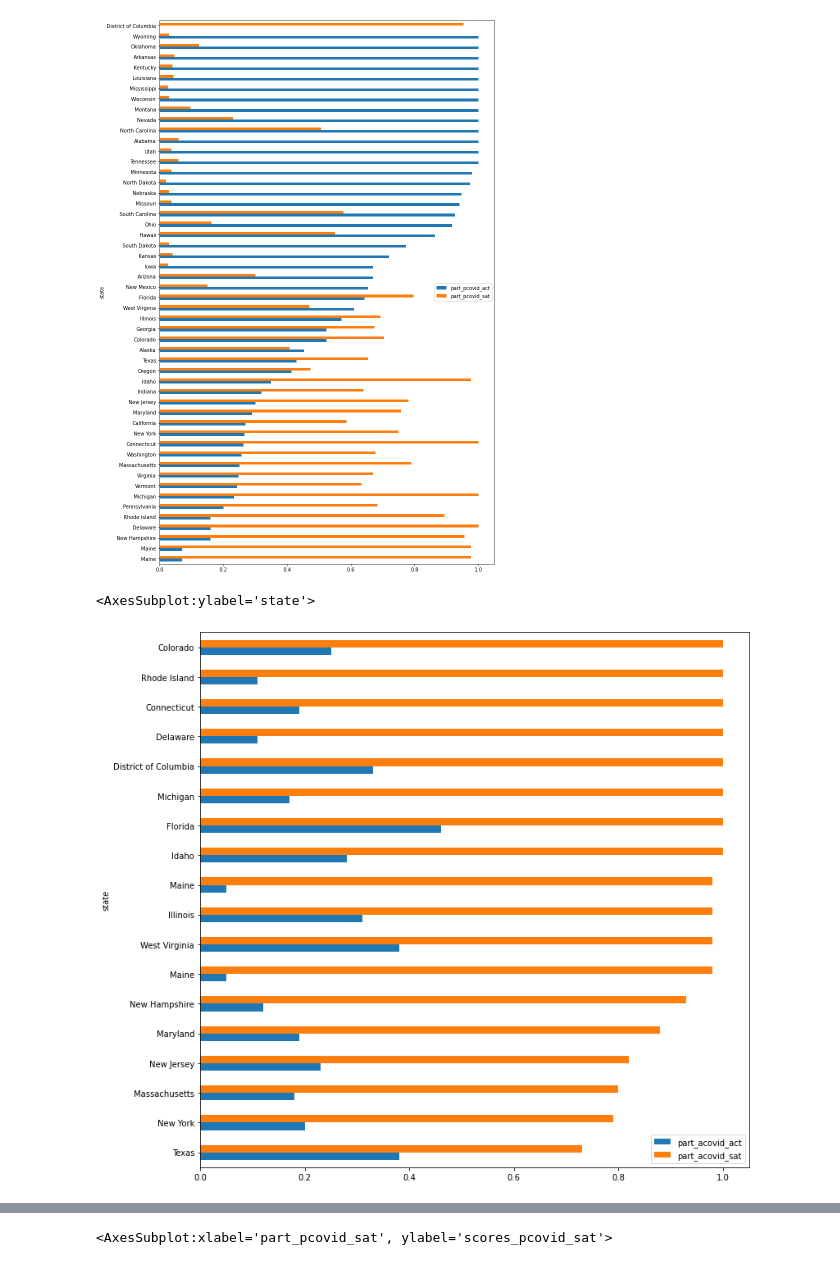
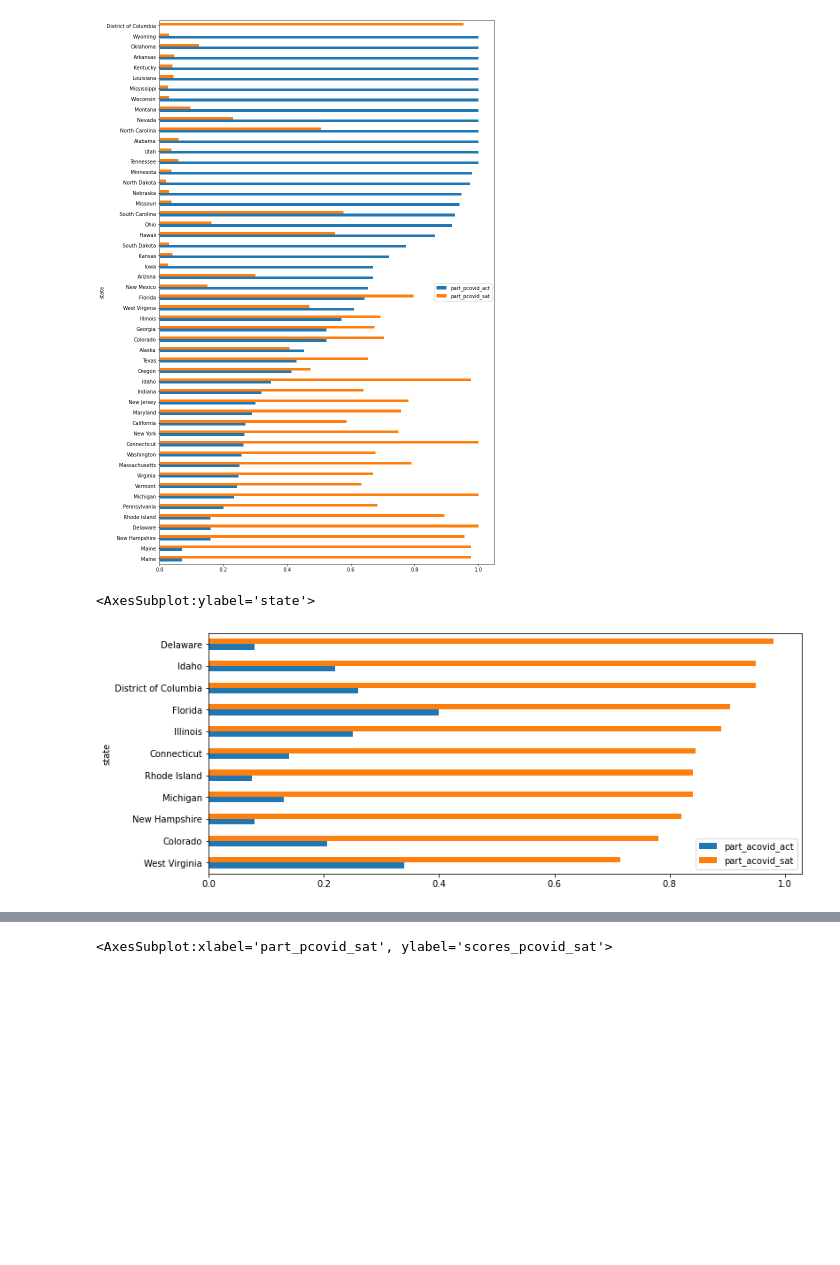
Before and after one commit to FlorianCombelles/GA_DSI33_Projects, a Jupyter notebook: Project_1_ACT_SAT/code/DSI33_FlorianCombelles_Project1.ipynb, the cells around one changed output, grey strips where cells are left out. Cells and saved outputs as stored; diff of their text form; code cells hidden in the pictures; blank space fills up the shorter version.

```diff
--- a/Project_1_ACT_SAT/code/DSI33_FlorianCombelles_Project1.ipynb
+++ b/Project_1_ACT_SAT/code/DSI33_FlorianCombelles_Project1.ipynb
@@ -986,7 +1116,7 @@ act_part['part_pcovid'] = ((act_part['part_2017'] +
                             act_part['part_2019']) /3)
 
 act_part['part_acovid'] = ((act_part['part_2020'] +
-                            act_part['part_2020'])/2)
+                            act_part['part_2021'])/2)
 
 act_part['part_diff'] = (act_part['part_acovid'] -
                          act_part['part_pcovid'])
@@ -995,13 +1125,13 @@ act_part['part_diff'] = (act_part['part_acovid'] -
 # We return '1' for every time we browse through act_scores['comp_diff'] where the number is negative and positive
 
 print(sum(1 for x in act_part['part_diff'] if x < 0),
-      'states have lower averaged scores during/post Covid period than before')
+      'states have lower averaged ACT participation during/post Covid period than before')
 
 print(sum(1 for x in act_part['part_diff'] if x > 0),
-      'states have higher averaged scores during/post Covid period than before')
+      'states have higher averaged ACT participaton during/post Covid period than before')
 
 print(sum(1 for x in act_part['part_diff'] if x == 0),
-      'states have same averaged scores during/post Covid period and before')
+      'states have same averaged ACT participation during/post Covid period and before')
 
 act_part[['state','part_diff']].sort_values(by='part_diff',ascending=True).head(5)
 
@@ -1070,7 +1208,7 @@ sat_part['part_pcovid'] = ((sat_part['part_2017'] +
                             sat_part['part_2019']) /3)
 
 sat_part['part_acovid'] = ((sat_part['part_2020'] +
-                            sat_part['part_2020'])/2)
+                            sat_part['part_2021'])/2)
 
 sat_part['part_diff'] = (sat_part['part_acovid'] -
                          sat_part['part_pcovid'])
@@ -1079,13 +1217,13 @@ sat_part['part_diff'] = (sat_part['part_acovid'] -
 # We return '1' for every time we browse through act_part['part_diff'] where the number is negative
 
 print(sum(1 for x in sat_part['part_diff'] if x < 0.000000),
-      'states have lower averaged participation during/post Covid period than before')
+      'states have lower averaged SAT participation during/post Covid period than before')
 
 print(sum(1 for x in sat_part['part_diff'] if x > 0.000000),
-      'states have higher averaged participation during/post Covid period than before')
+      'states have higher averaged SAT participation during/post Covid period than before')
 
 print(sum(1 for x in sat_part['part_diff'] if x == 0.000000),
-      'states have same averaged participation during/post Covid period and before')
+      'states have same averaged SAT participation during/post Covid period and before')
 
 sat_part[['state','part_diff']].sort_values(by='part_diff',ascending=True).head(5)
 
@@ -1500,14 +1549,14 @@ part_covid[['state',
 <AxesSubplot:ylabel='state'>
 [figure]
 # %%
-# PARTICIPATION AFTER COVID FOR ACT AND SAT BY STATE WHERE SAT IS AOBE 70%
+# Participation after covid for ACT and SAT by state where SAT is above 70%
 # When passing the condition, use the .loc
 
 part_covid[['state','part_acovid_act','part_acovid_sat']].loc[
     part_covid['part_acovid_sat'] > 0.7, :].sort_values(
     by='part_acovid_sat').plot(
-    x='state',figsize=(12,12),kind='barh')
+    x='state',figsize=(12,5),kind='barh')
 # %% [output]
 <AxesSubplot:ylabel='state'>
-[figure, old version]
+[figure, new version]
 # %%
```
Also changed, not shown: parts of 98 cells of this notebook, 10 other files.
